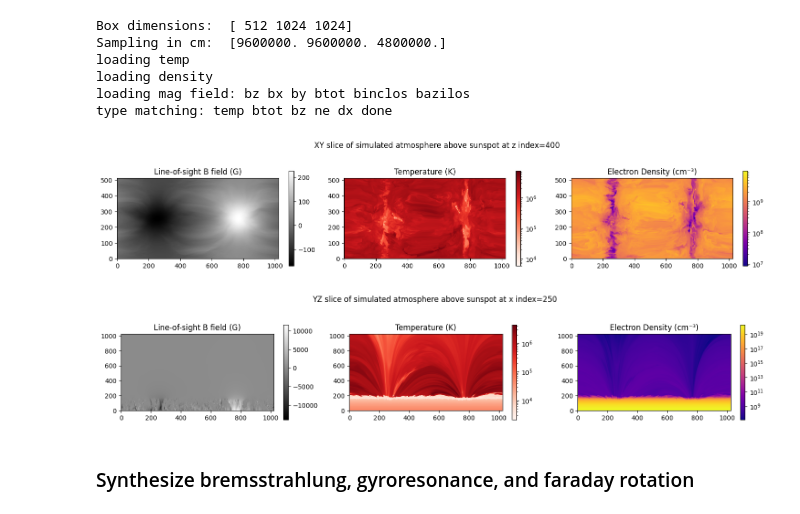
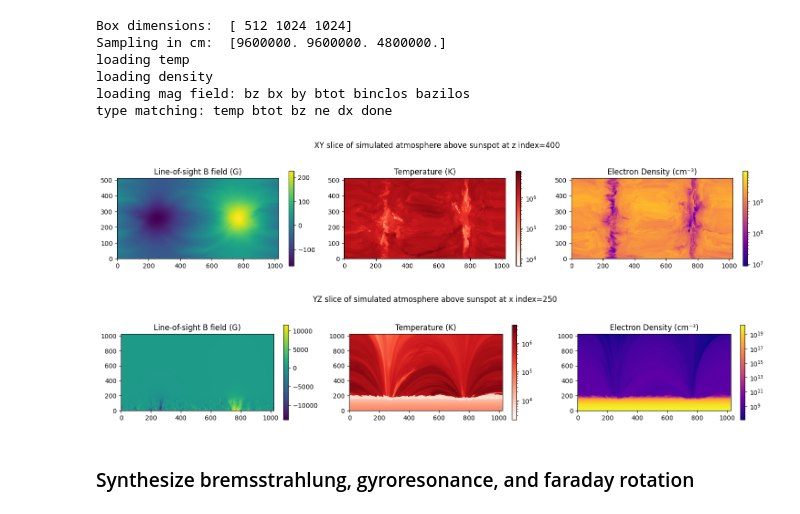
Before and after one commit to underpig1/pysolrad, a Jupyter notebook: sunspot-synthesis.ipynb, the cells around one changed output. Saved outputs shown, nothing was run; the diff lists cells and outputs as text; code cells hidden in the pictures.

```diff
--- a/sunspot-synthesis.ipynb
+++ b/sunspot-synthesis.ipynb
@@ -72,37 +72,37 @@ type matching: temp btot bz ne dx done
 # %%
 # plot a slice of the atmosphere at z index = 200
 zidx = 400
 fig, axs = plt.subplots(1, 3, figsize=(15, 4))
-im0 = axs[0].imshow(bz[:, :, zidx], cmap='gray')
+im0 = axs[0].imshow(bz[:, :, zidx], cmap='viridis')
 axs[0].set_title(f"Line-of-sight B field (G)")
 fig.colorbar(im0, ax=axs[0], shrink=0.5)
 im1 = axs[1].imshow(temp[:, :, zidx], cmap='Reds', norm='log')
 axs[1].set_title("Temperature (K)")
 fig.colorbar(im1, ax=axs[1], shrink=0.5)
 im2 = axs[2].imshow(ne[:, :, zidx], cmap='plasma', norm='log')
 axs[2].set_title("Electron Density (cm⁻³)")
 fig.colorbar(im2, ax=axs[2], shrink=0.5)
 plt.suptitle(f'XY slice of simulated atmosphere above sunspot at z index={zidx}')
 plt.tight_layout(rect=[0, 0, 1, 1.2])
 plt.show()
 
 xidx = 250
 fig, axs = plt.subplots(1, 3, figsize=(15, 4))
-im0 = axs[0].imshow(bz[xidx, :, :].T, cmap='gray', aspect=0.5)
+im0 = axs[0].imshow(bz[xidx, :, :].T, cmap='viridis', aspect=0.5)
 axs[0].set_title(f"Line-of-sight B field (G)")
 fig.colorbar(im0, ax=axs[0], shrink=0.5)
 im1 = axs[1].imshow(temp[xidx, :, :].T, cmap='Reds', norm='log', aspect=0.5)
 axs[1].set_title("Temperature (K)")
 fig.colorbar(im1, ax=axs[1], shrink=0.5)
 im2 = axs[2].imshow(ne[xidx, :, :].T, cmap='plasma', norm='log', aspect=0.5)
 axs[2].set_title("Electron Density (cm⁻³)")
 fig.colorbar(im2, ax=axs[2], shrink=0.5)
 plt.suptitle(f'YZ slice of simulated atmosphere above sunspot at x index={xidx}')
 plt.tight_layout(rect=[0, 0, 1, 1.2])
 plt.show()
 # %% [output]
-[figure, old version]
+[figure, new version]
-[figure, old version]
+[figure, new version]
 # %% [markdown]
 ### Synthesize bremsstrahlung, gyroresonance, and faraday rotation
 # %%
```
Also changed, not shown: parts of 5 cells of this notebook, 40 other files.
